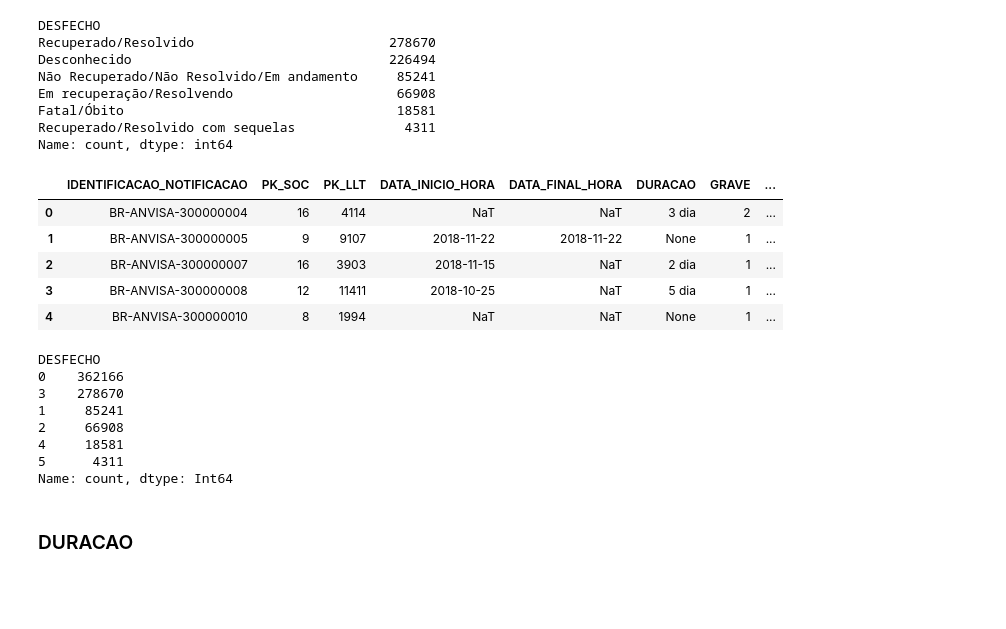
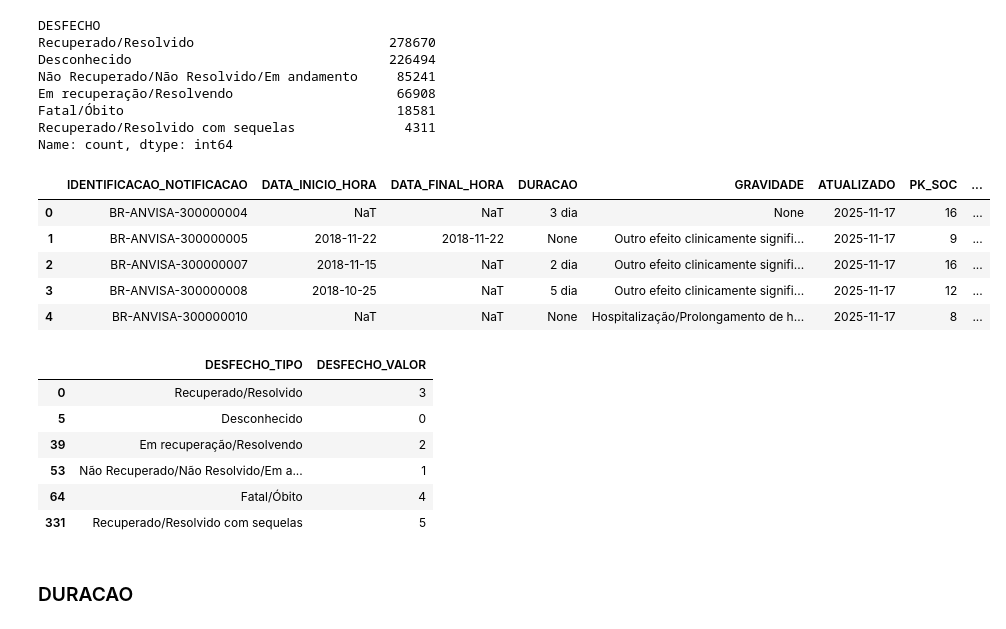
Before and after one commit to mlab-inf-ufrgs/vigimed, a Jupyter notebook: src/reacoes/etl_fat_reacoes.ipynb, the cells around one changed output. Cells and saved outputs as stored; diff of their text form; code cells hidden in the pictures; blank space fills up the shorter version.

```diff
--- a/src/reacoes/etl_fat_reacoes.ipynb
+++ b/src/reacoes/etl_fat_reacoes.ipynb
@@ -139,6 +147,5 @@ dim_soc.head()
 # %%
-cols = ['IDENTIFICACAO_NOTIFICACAO', 'PK_SOC', 'PK_LLT','DATA_INICIO_HORA', 'DATA_FINAL_HORA', 'DURACAO', 'GRAVE', 'GRAVIDADE', 'DESFECHO', 'ATUALIZADO']
 hist_fat_reacoes = silver.merge(dim_soc, on=['REACAO_EVTO_ADVERSO_MEDDRA_LLT', 'PT', 'HLT', 'HLGT','SOC'], how='left')
-hist_fat_reacoes = hist_fat_reacoes[cols]
+hist_fat_reacoes = hist_fat_reacoes.drop(['SOC', 'HLGT', 'HLT', 'PT','REACAO_EVTO_ADVERSO_MEDDRA_LLT'], axis=1)
 hist_fat_reacoes.head()
 # %% [output]
@@ -198,10 +204,12 @@ Name: count, dtype: int64
 # %%
 
 grave_map = {
+    "Desconhecido": 0,
     "Sim": 1,
     "Não": 2,
 }
-hist_fat_reacoes['GRAVE'] = hist_fat_reacoes['GRAVE'].map(grave_map).astype('Int64').fillna(0)
-hist_fat_reacoes = hist_fat_reacoes[cols]
+hist_fat_reacoes['GRAVE_TIPO'] = hist_fat_reacoes['GRAVE'].fillna("Desconhecido")
+hist_fat_reacoes['GRAVE_VALOR'] = hist_fat_reacoes['GRAVE'].map(grave_map).astype('Int64').fillna(0)
+hist_fat_reacoes = hist_fat_reacoes.drop('GRAVE', axis=1)
 hist_fat_reacoes.head()
 # %% [output]
@@ -235,33 +242,33 @@ Name: count, dtype: int64
 # %%
 desfecho_map = {
     "Desconhecido": 0,
     "Não Recuperado/Não Resolvido/Em andamento": 1,
     "Em recuperação/Resolvendo": 2,
     "Recuperado/Resolvido": 3,
     "Fatal/Óbito": 4,
     "Recuperado/Resolvido com sequelas": 5,
 }
-hist_fat_reacoes['DESFECHO'] = hist_fat_reacoes['DESFECHO'].map(desfecho_map).astype('Int64').fillna(0)
-hist_fat_reacoes = hist_fat_reacoes[cols]
+hist_fat_reacoes['DESFECHO_TIPO'] = hist_fat_reacoes['DESFECHO'].fillna("Desconhecido")
+hist_fat_reacoes['DESFECHO_VALOR'] = hist_fat_reacoes['DESFECHO'].map(desfecho_map).astype('Int64').fillna(0)
+hist_fat_reacoes = hist_fat_reacoes.drop('DESFECHO', axis=1)
 hist_fat_reacoes.head()
 # %% [output]
-|  | IDENTIFICACAO_NOTIFICACAO | PK_SOC | PK_LLT | DATA_INICIO_HORA | DATA_FINAL_HORA | DURACAO | GRAVE | ... |
-| 0 | BR-ANVISA-300000004 | 16 | 4114 | NaT | NaT | 3 dia | 2 | ... |
-| 1 | BR-ANVISA-300000005 | 9 | 9107 | 2018-11-22 | 2018-11-22 | None | 1 | ... |
-| 2 | BR-ANVISA-300000007 | 16 | 3903 | 2018-11-15 | NaT | 2 dia | 1 | ... |
-| 3 | BR-ANVISA-300000008 | 12 | 11411 | 2018-10-25 | NaT | 5 dia | 1 | ... |
-| 4 | BR-ANVISA-300000010 | 8 | 1994 | NaT | NaT | None | 1 | ... |
+|  | IDENTIFICACAO_NOTIFICACAO | DATA_INICIO_HORA | DATA_FINAL_HORA | DURACAO | GRAVIDADE | ATUALIZADO | PK_SOC | ... |
+| 0 | BR-ANVISA-300000004 | NaT | NaT | 3 dia | None | 2025-11-17 | 16 | ... |
+| 1 | BR-ANVISA-300000005 | 2018-11-22 | 2018-11-22 | None | Outro efeito clinicamente signifi... | 2025-11-17 | 9 | ... |
+| 2 | BR-ANVISA-300000007 | 2018-11-15 | NaT | 2 dia | Outro efeito clinicamente signifi... | 2025-11-17 | 16 | ... |
+| 3 | BR-ANVISA-300000008 | 2018-10-25 | NaT | 5 dia | Outro efeito clinicamente signifi... | 2025-11-17 | 12 | ... |
+| 4 | BR-ANVISA-300000010 | NaT | NaT | None | Hospitalização/Prolongamento de h... | 2025-11-17 | 8 | ... |
 # %%
-hist_fat_reacoes.DESFECHO.value_counts()
+hist_fat_reacoes[['DESFECHO_TIPO', 'DESFECHO_VALOR']].drop_duplicates()
 # %% [output]
-DESFECHO
-0    362166
-3    278670
-1     85241
-2     66908
-4     18581
-5      4311
-Name: count, dtype: Int64
+|  | DESFECHO_TIPO | DESFECHO_VALOR |
+| 0 | Recuperado/Resolvido | 3 |
+| 5 | Desconhecido | 0 |
+| 39 | Em recuperação/Resolvendo | 2 |
+| 53 | Não Recuperado/Não Resolvido/Em a... | 1 |
+| 64 | Fatal/Óbito | 4 |
+| 331 | Recuperado/Resolvido com sequelas | 5 |
 # %% [markdown]
 ### DURACAO
 # %%
```
Also changed, not shown: parts of 18 cells of this notebook, 6 other files.
